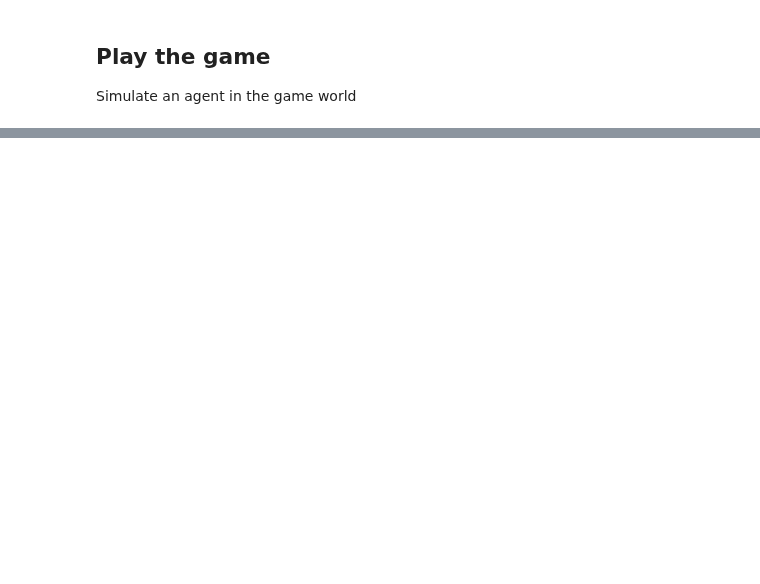
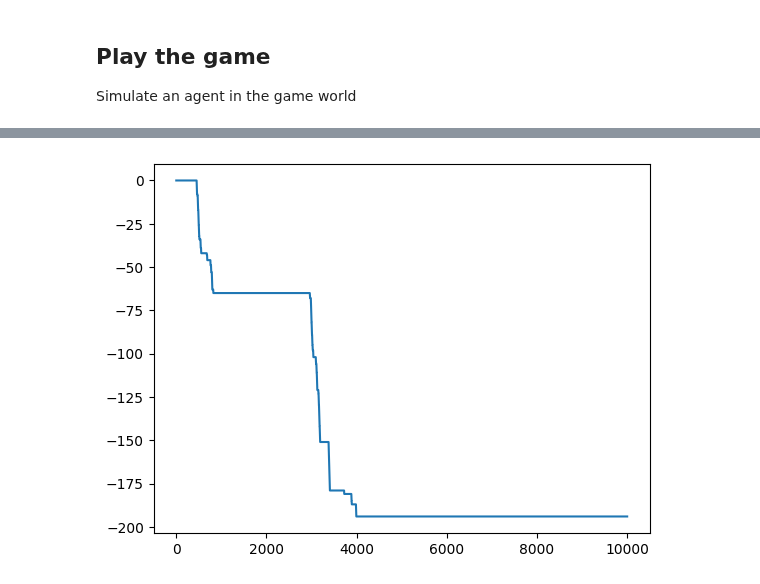
Before and after one commit to nicktfranklin/thread_the_needle, a Jupyter notebook: Agents.ipynb, the cells around one changed output, grey strips where cells are left out. Drawn from its saved outputs; the diff is of its cells as text; code cells hidden in the pictures; blank space fills up the shorter version.

```diff
--- a/Agents.ipynb
+++ b/Agents.ipynb
@@ -245,3 +249,7 @@ plt.imshow(history.get_visitation_history(h=20, w=20))
+# %%
+history.plot_cumulative_reward()
+# %% [output]
+[figure, added]
 # %%
 len(random_critic.rewards.get_states())
 # %% [output]
```
Also changed, not shown: parts of 13 cells of this notebook, 2 other files.
